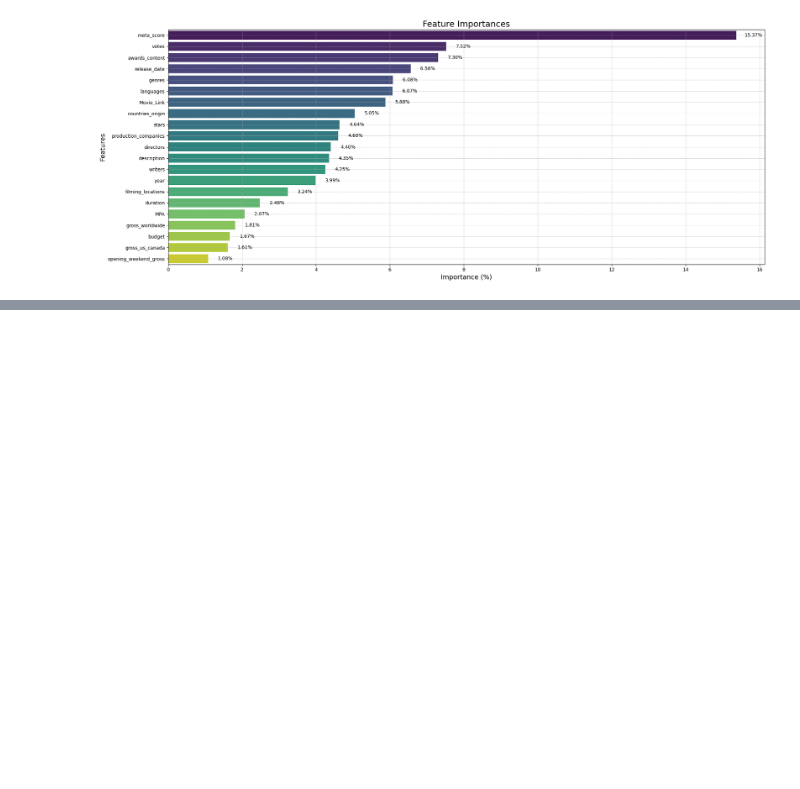
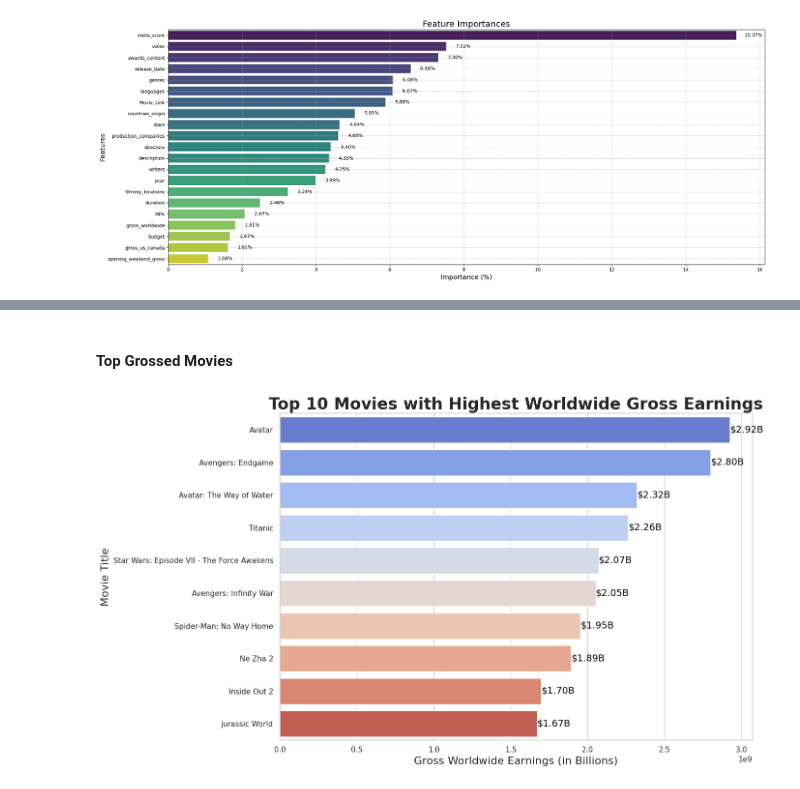
Before and after one commit to fengfranklu/FrankCapstone-Part02, a Jupyter notebook: Frank_Capstone02.ipynb, the cells around one changed output, grey strips where cells are left out. Drawn from its saved outputs; the diff is of its cells as text; code cells hidden in the pictures; blank space fills up the shorter version.

```diff
--- a/Frank_Capstone02.ipynb
+++ b/Frank_Capstone02.ipynb
@@ -610,0 +682,31 @@ Passing `palette` without assigning `hue` is deprecated and will be removed in v
+# %% [markdown]
+#### Top Grossed Movies
+# %%
+# Ensure data is sorted correctly
+top_grossing_movies = datawithid[['title', 'gross_worldwide']].dropna().sort_values(by='gross_worldwide', ascending=False).head(10)
+
+# Set the style for a clean visualization
+sns.set(style="whitegrid")
+
+# Create a larger figure
+plt.figure(figsize=(14, 8))
+
+# Create a barplot
+# using top_grossing_movies['title'] for hue and disabling legend
+sns.barplot(x='gross_worldwide', y='title', data=top_grossing_movies, hue='title', palette='coolwarm', dodge=False, legend=False)
+
+# Add chart labels and title
+plt.title('Top 10 Movies with Highest Worldwide Gross Earnings', fontsize=24, fontweight='bold')  # Removing emoji
+plt.xlabel('Gross Worldwide Earnings (in Billions)', fontsize=16)
+plt.ylabel('Movie Title', fontsize=16)
+
+# Add data labels
+for p in plt.gca().patches:
+    plt.annotate(f'${p.get_width()/1e9:.2f}B',  # Convert to billions
+                 (p.get_width(), p.get_y() + p.get_height()/2),
+                 ha='left', va='center', fontsize=14, color='black')
+
+plt.tight_layout()  # Adjust layout for better spacing
+plt.show()
+# %% [output]
+[figure, added]
```
Also changed, not shown: parts of 7 cells of this notebook.
